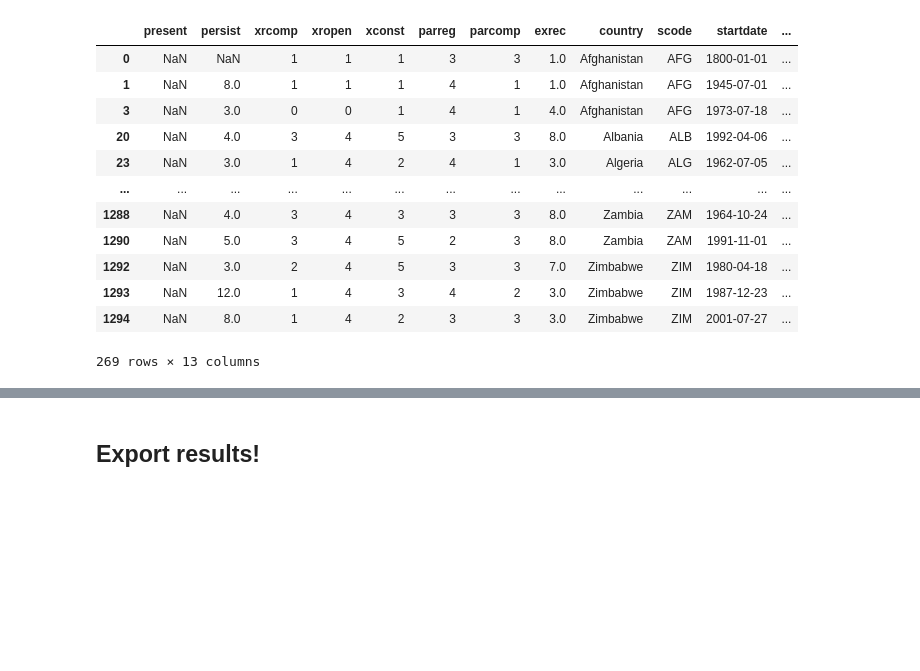
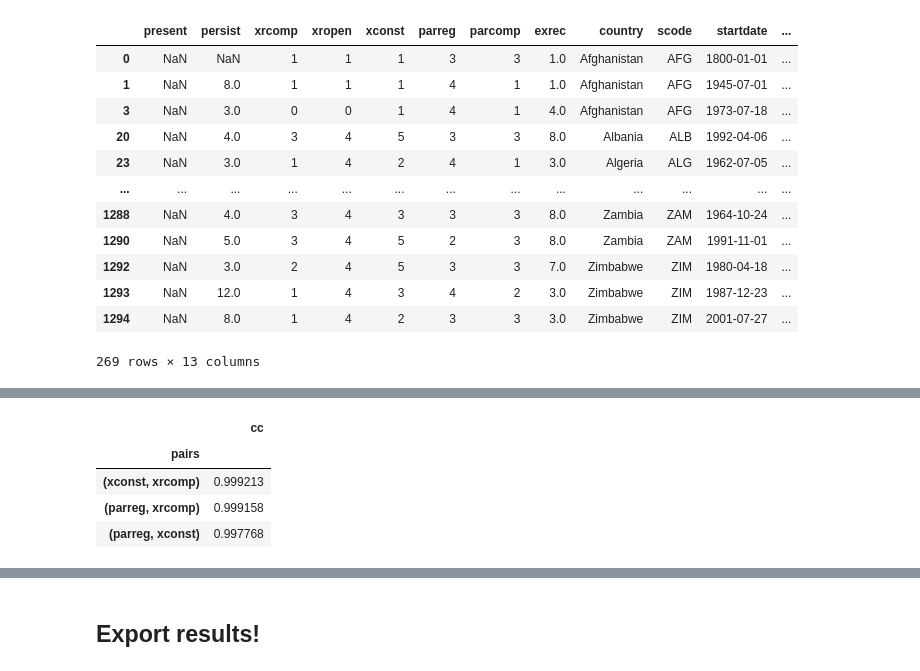
Before and after one commit to sethnlewis/Predicting-Political-Revolutions, a Jupyter notebook: notebooks/cleaning_regime_changes_dataset.ipynb, the cells around one changed output, grey strips where cells are left out. Cells and saved outputs as stored; diff of their text form; code cells hidden in the pictures; blank space fills up the shorter version.

```diff
--- a/notebooks/cleaning_regime_changes_dataset.ipynb
+++ b/notebooks/cleaning_regime_changes_dataset.ipynb
@@ -326,0 +389,9 @@ Cases where original enddate != QC'd value:
+# %%
+df_refined.drop(['xropen', 'parcomp'], axis=1, inplace=True)
+collinearity_printout(df_refined)
+# %% [output]
+|  | cc |
+| pairs |  |
+| (xconst, xrcomp) | 0.999213 |
+| (parreg, xrcomp) | 0.999158 |
+| (parreg, xconst) | 0.997768 |
```
Also changed, not shown: parts of 10 cells of this notebook, 4 other files.
